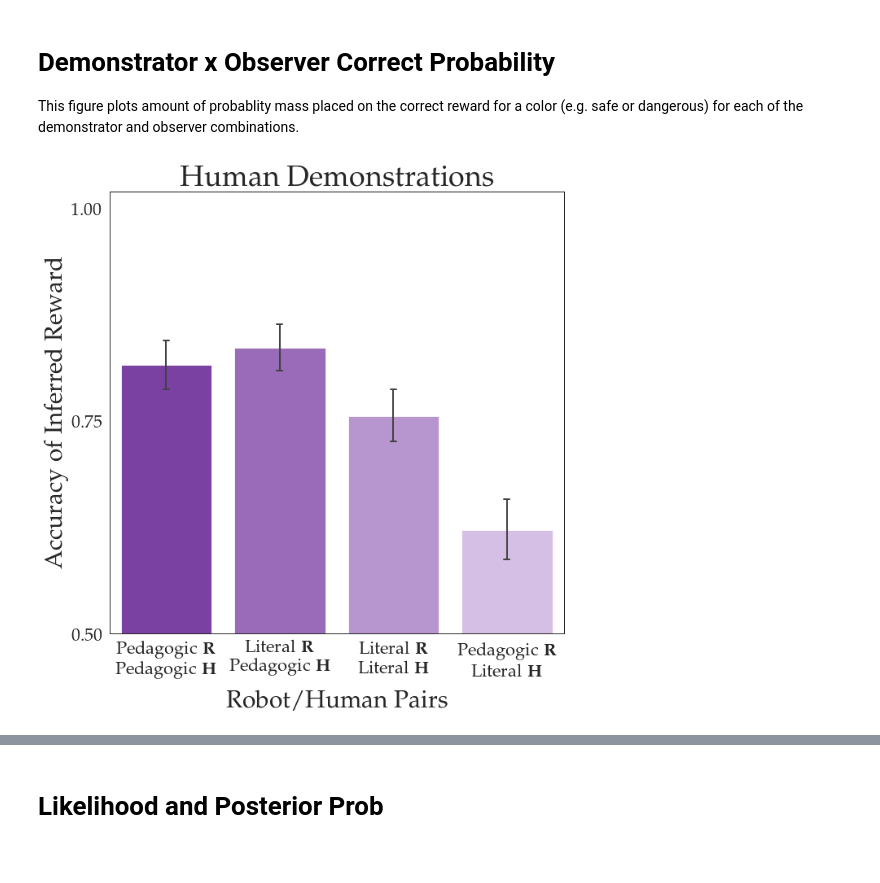
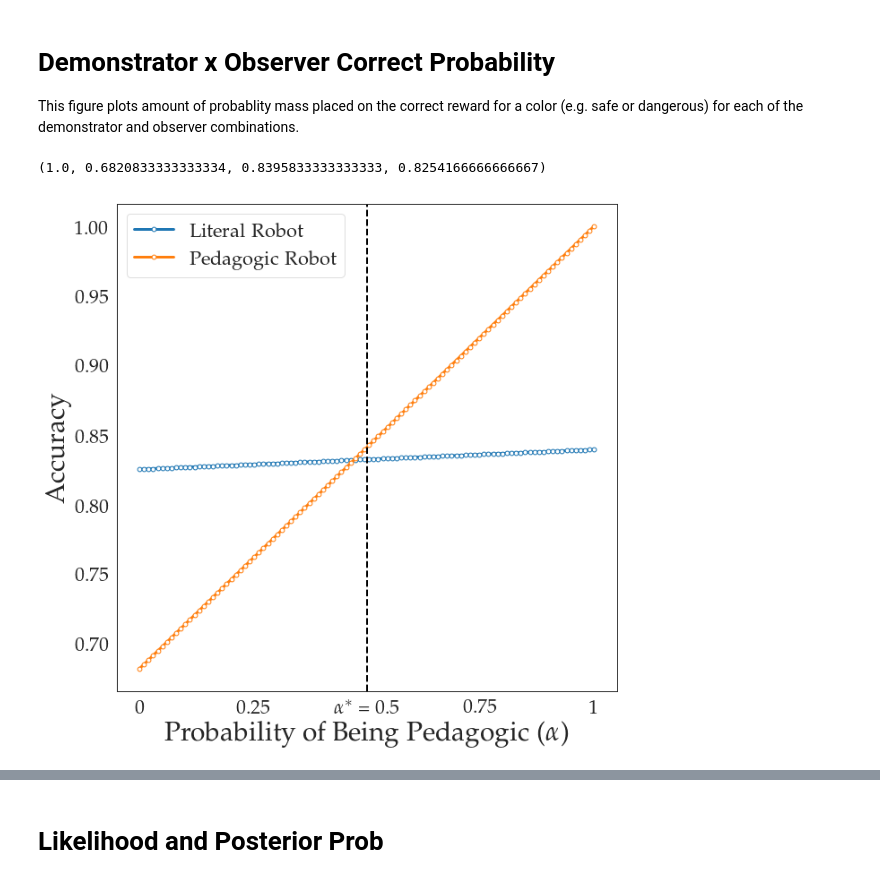
Before and after one commit to smilli/pedagogy-exps, a Jupyter notebook: Visualizations.ipynb, the cells around one changed output, grey strips where cells are left out. Cells and saved outputs as stored; diff of their text form; code cells hidden in the pictures.

```diff
--- a/Visualizations.ipynb
+++ b/Visualizations.ipynb
@@ -108,9 +99,38 @@ def plot_data(data, title='', filename=None):
     ax.set_title(title)
     if filename is not None:
         fig.savefig('/Users/smitha/proj/ml/human_misspec/figs/pedagogy/{0}.pdf'.format(filename))
-# %%
-plot_data(model_obs_judgments, title='Human Demonstrations', filename='human_results')
-# %% [output]
-[figure, removed]
+# %%
+def plot_mixture(data, mixtures, title='', filename=None):
+    lit_robot_accs = []
+    lit_human_accs = []
+    pp_acc = data[data['rh'] == 'sophisticated/showing']['correct'].mean()
+    pl_acc = data[data['rh'] == 'sophisticated/doing']['correct'].mean()
+    lp_acc = data[data['rh'] == 'naive/showing']['correct'].mean()
+    ll_acc = data[data['rh'] == 'naive/doing']['correct'].mean()
+    print(pp_acc, pl_acc, lp_acc, ll_acc)
+    literal_accs = []
+    pedagogic_accs = []
+    for mixture_prob in mixtures:
+        literal_acc = ll_acc*(1-mixture_prob) + lp_acc*mixture_prob
+        ped_acc = pl_acc*(1-mixture_prob) + pp_acc*mixture_prob
+        literal_accs.append(literal_acc)
+        pedagogic_accs.append(ped_acc)
+    fig = plt.figure()
+    fig.set_size_inches((10, 10))
+    plt.plot(mixtures, literal_accs, label='Literal Robot', marker='o', markerfacecolor='white')
+    plt.plot(mixtures, pedagogic_accs, label='Pedagogic Robot', marker='o', markerfacecolor='white')
+    plt.axvline(x=0.5, ymin=0, ymax=1, color='black', linestyle='--', linewidth=2)
+    plt.legend()
+    plt.ylabel('Accuracy')
+    plt.xticks([0, 0.25, 0.5, 0.75, 1], [0, 0.25, r'$\alpha^*$ = 0.5', 0.75, 1])
+    plt.xlabel('Probability of Being Pedagogic (' + r'$\alpha$' + ')')
+    plt.title(title)
+    if filename is not None:
+        fig.savefig('/Users/smitha/proj/ml/human_misspec/figs/pedagogy/{0}.pdf'.format(filename))
+# %%
+plot_mixture(sim_data, np.linspace(0, 1, 100), 'Simulations from Mixture Model', 'mixture')
+# %% [output]
+(1.0, 0.6820833333333334, 0.8395833333333333, 0.8254166666666667)
+[figure, added]
 # %%
 sim_data = load_data(path_to_sim_data)
```
Also changed, not shown: parts of 16 cells of this notebook, 6 other files.
